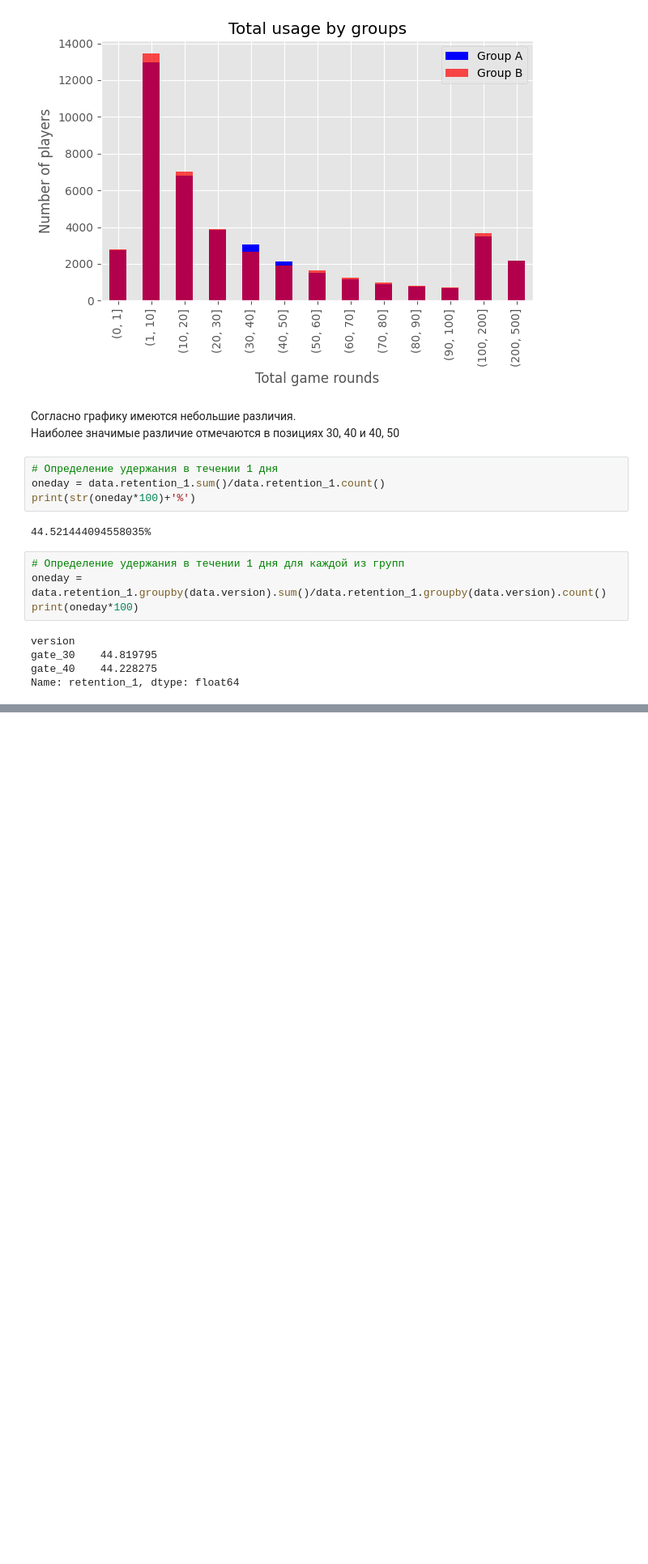
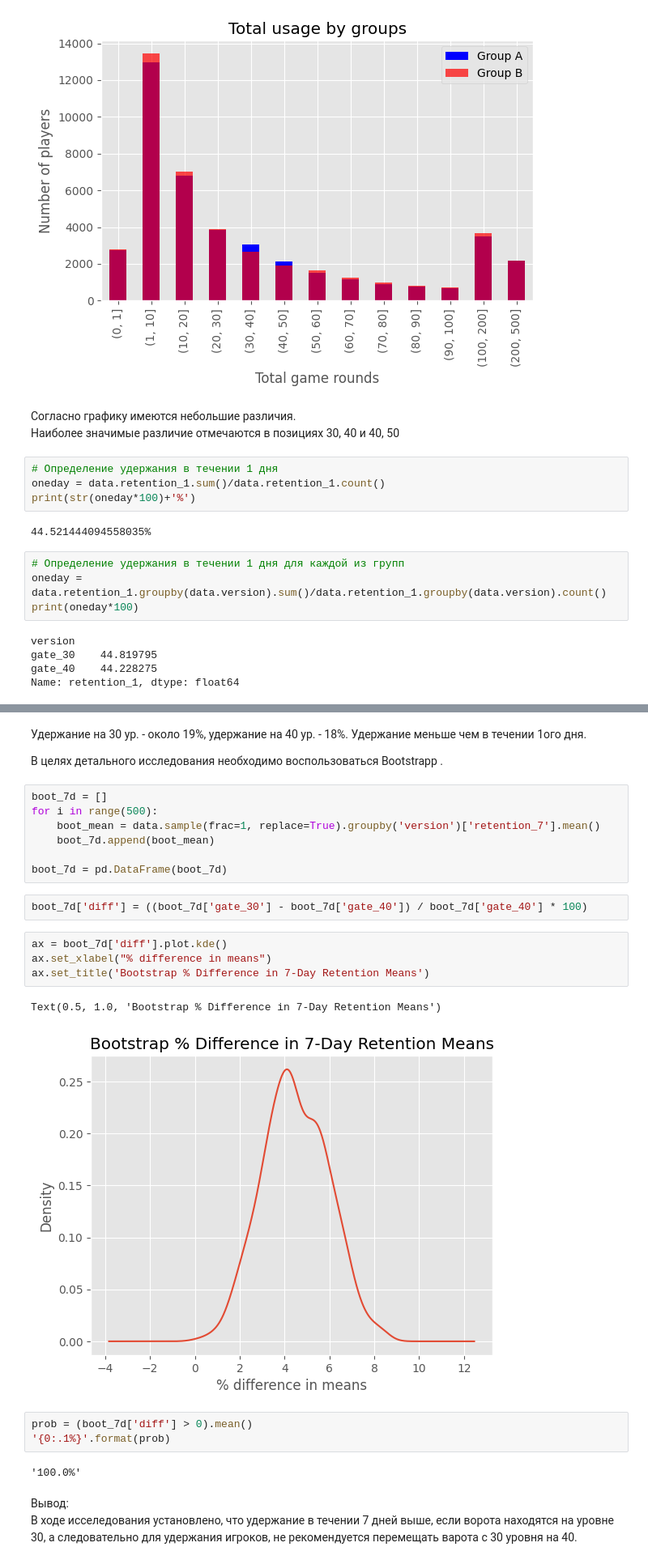
Before and after one commit to BoginskiyVV/AB_Testing, a Jupyter notebook: Sem9/HW9.ipynb, the cells around one changed output, grey strips where cells are left out. Shown at 81% size. Drawn from its saved outputs; the diff is of its cells as text; blank space fills up the shorter version.

```diff
--- a/Sem9/HW9.ipynb
+++ b/Sem9/HW9.ipynb
@@ -215,0 +282,29 @@ AttributeError: 'list' object has no attribute 'plot'
+# %% [markdown]
+Удержание на 30 ур. - около 19%, удержание на 40 ур. - 18%.
+Удержание меньше чем в течении 1ого дня.
+
+В целях детального исследования необходимо воспользоваться Bootstrapp .
+# %%
+boot_7d = []
+for i in range(500):
+    boot_mean = data.sample(frac=1, replace=True).groupby('version')['retention_7'].mean()
+    boot_7d.append(boot_mean)
+
+boot_7d = pd.DataFrame(boot_7d)
+# %%
+boot_7d['diff'] = ((boot_7d['gate_30'] - boot_7d['gate_40']) / boot_7d['gate_40'] * 100)
+# %%
+ax = boot_7d['diff'].plot.kde()
+ax.set_xlabel("% difference in means")
+ax.set_title('Bootstrap % Difference in 7-Day Retention Means')
+# %% [output]
+Text(0.5, 1.0, 'Bootstrap % Difference in 7-Day Retention Means')
+[figure, added]
+# %%
+prob = (boot_7d['diff'] > 0).mean()
+'{0:.1%}'.format(prob)
+# %% [output]
+'100.0%'
+# %% [markdown]
+Вывод:<br>
+В ходе исселедования установлено, что удержание в течении 7 дней выше, если ворота находятся на уровне 30, а следовательно для удержания игроков, не рекомендуется перемещать варота с 30 уровня на 40.
```
Also changed, not shown: parts of 10 cells of this notebook.
